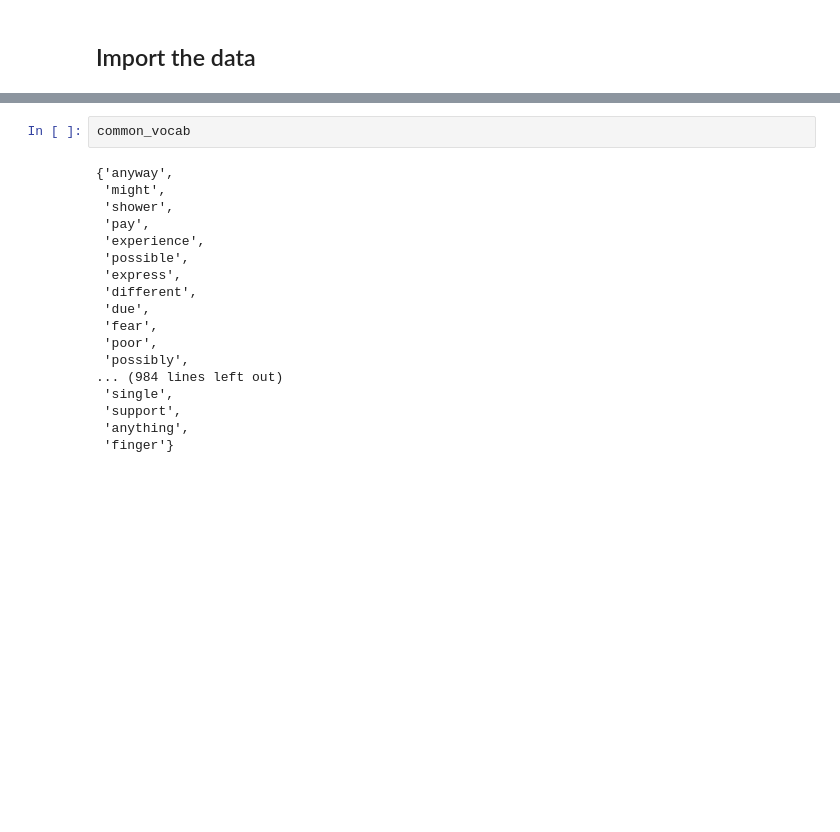
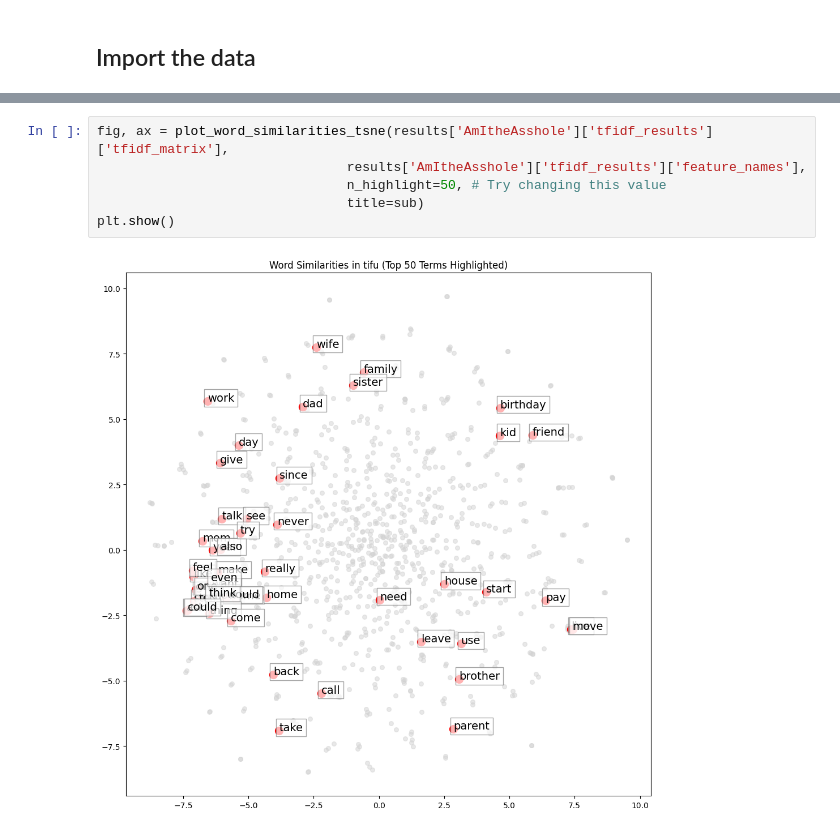
Before and after one commit to FranciscoKerche/subreddit-comparison, a Jupyter notebook: analyse_chico.ipynb, the cells around one changed output, grey strips where cells are left out. Drawn from its saved outputs; the diff is of its cells as text; blank space fills up the shorter version.

Commit message:
added new functions to limit the view of words

```diff
--- a/analyse_chico.ipynb
+++ b/analyse_chico.ipynb
@@ -90,20 +92,8 @@ Unique terms in tifu: assignment, shock, poor, tifu, complain, texted, awake, te
-# %%
-common_vocab
-# %% [output]
-{'anyway',
- 'might',
- 'shower',
- 'pay',
- 'experience',
- 'possible',
- 'express',
- 'different',
- 'due',
- 'fear',
- 'poor',
- 'possibly',
-... (984 lines left out)
- 'single',
- 'support',
- 'anything',
- 'finger'}
+# %%
+fig, ax = plot_word_similarities_tsne(results['AmItheAsshole']['tfidf_results']['tfidf_matrix'],
+                                results['AmItheAsshole']['tfidf_results']['feature_names'],
+                                n_highlight=50, # Try changing this value
+                                title=sub)
+plt.show()
+# %% [output]
+[figure, added]
```
Also changed, not shown: parts of 9 cells of this notebook, 2 other files.
